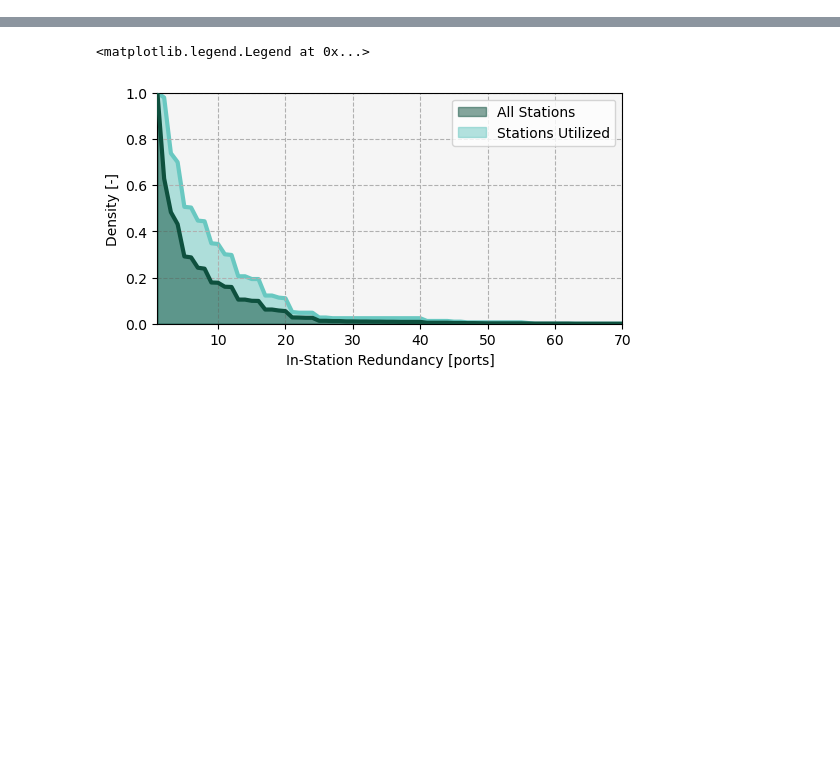
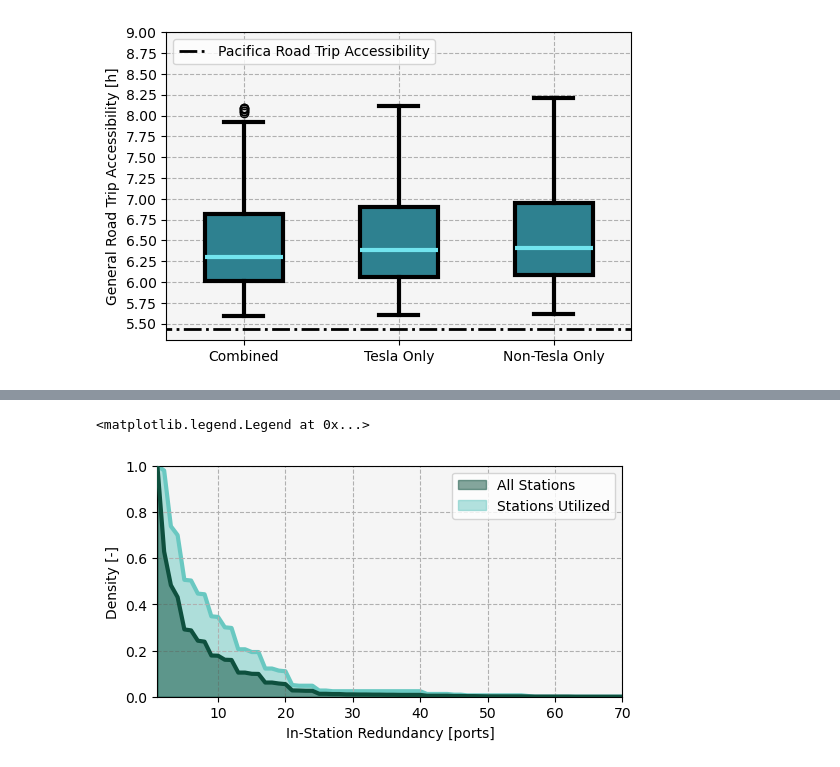
Before and after one commit to airabino/charger_network_analysis, a Jupyter notebook: Random_Experiment_Analysis.ipynb, the cells around one changed output, grey strips where cells are left out. Saved outputs shown, nothing was run; the diff lists cells and outputs as text; code cells hidden in the pictures; blank space fills up the shorter version.

```diff
--- a/Random_Experiment_Analysis.ipynb
+++ b/Random_Experiment_Analysis.ipynb
@@ -164,0 +117,67 @@ fig.savefig('Paper/figs/Networks_Boxplots.png', bbox_inches = 'tight', dpi = 300
+# %%
+x = [
+    df[df['graph_index'] == 0]['rta'],
+    df[df['graph_index'] == 1]['rta'],
+    df[df['graph_index'] == 2]['rta'],
+]
+
+fig, ax = plt.subplots(1, 1, figsize = (6, 4))
+
+kw = {
+    # 'notch': True,
+    'widths': .5,
+    'zorder': 3,
+    'patch_artist': True,
+    'boxprops': {
+        'fc': '#2e8190',
+        'ec': 'k',
+        'lw': 3,
+    },
+    'medianprops': {
+        'color': '#72e5ef',
+        'lw': 3,
+    },
+    'whiskerprops': {
+        'lw': 3,
+        'color': '#000000',
+    },
+    'capprops': {
+        'lw': 3,
+        'color': '#000000',
+    },
+}
+
+_ = ax.boxplot(x, **kw)
+
+kw = {
+    'color': 'k',
+    'lw': 2,
+    'ls': 'dashdot',
+    'label': 'Pacifica Road Trip Accessibility',
+}
+
+ax.plot([-1, 4], [5.440, 5.440], **kw)
+
+kw = {
+    'xticklabels': ['Combined', 'Tesla Only', 'Non-Tesla Only'],
+    'facecolor': 'whitesmoke',
+    'ylabel': 'General Road Trip Accessibility [h]',
+    'yticks': np.arange(5.5, 9.25, .25),
+    'xlim': (.5, 3.5),
+    # 'ylim': (5.25, 9),
+}
+
+_ = ax.set(**kw)
+
+kw = {
+    'ls': 'dashed',
+    'zorder': 0,
+}
+
+_ = ax.grid(**kw)
+
+_ = ax.legend(loc = 2)
+
+fig.savefig('Paper/figs/Networks_Boxplots_RTA.png', bbox_inches = 'tight', dpi = 300)
+# %% [output]
+[figure, added]
```
Also changed, not shown: parts of 20 cells of this notebook, 35 other files.
